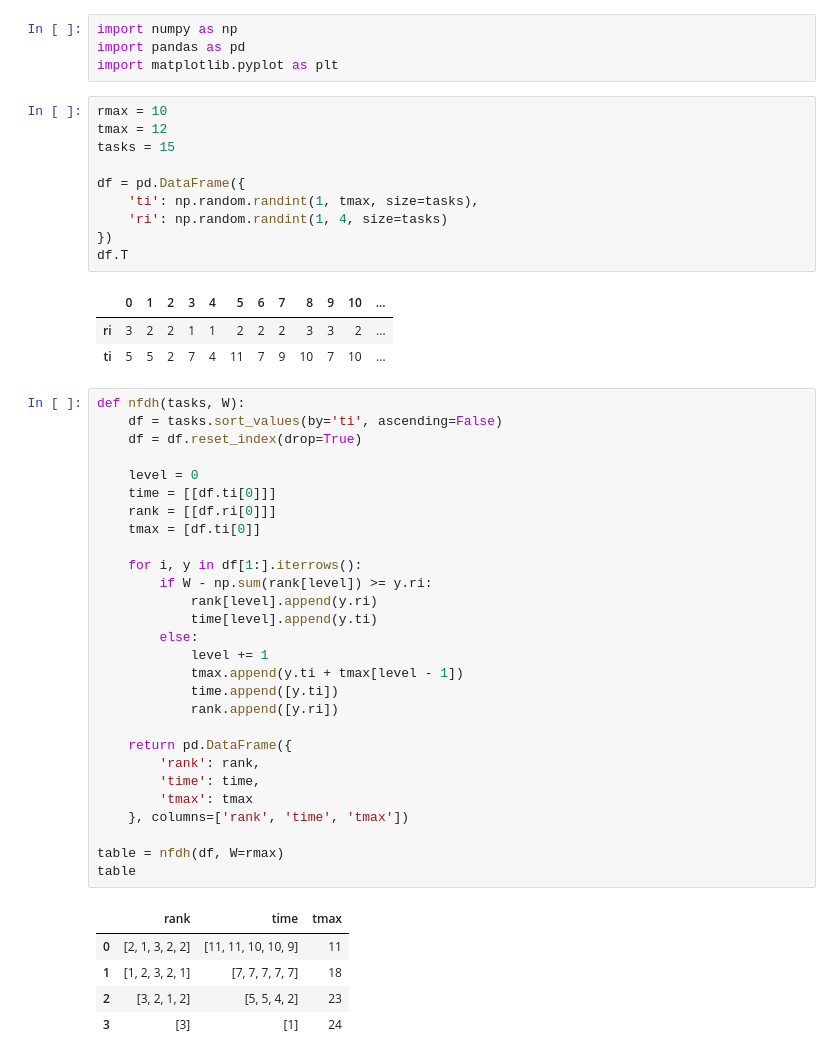
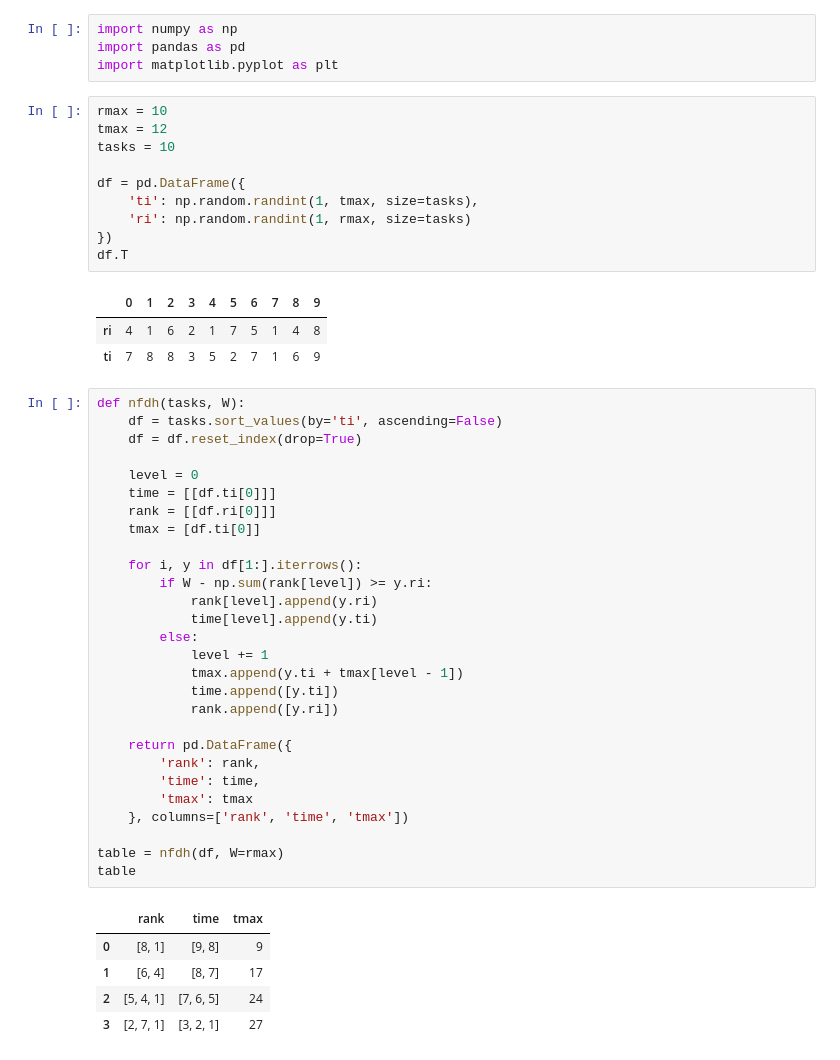
Before and after one commit to Theodore25/dcsft, a Jupyter notebook: lab4/2DSP.ipynb, the cells around one changed output. Saved outputs shown, nothing was run; the diff lists cells and outputs as text.

```diff
--- a/lab4/2DSP.ipynb
+++ b/lab4/2DSP.ipynb
@@ -7,17 +7,17 @@ import matplotlib.pyplot as plt
 # %%
 rmax = 10
 tmax = 12
-tasks = 15
+tasks = 10
 
 df = pd.DataFrame({
     'ti': np.random.randint(1, tmax, size=tasks),
-    'ri': np.random.randint(1, 4, size=tasks)
+    'ri': np.random.randint(1, rmax, size=tasks)
 })
 df.T
 # %% [output]
-|  | 0 | 1 | 2 | 3 | 4 | 5 | 6 | 7 | 8 | 9 | 10 | ... |
-| ri | 3 | 2 | 2 | 1 | 1 | 2 | 2 | 2 | 3 | 3 | 2 | ... |
-| ti | 5 | 5 | 2 | 7 | 4 | 11 | 7 | 9 | 10 | 7 | 10 | ... |
+|  | 0 | 1 | 2 | 3 | 4 | 5 | 6 | 7 | 8 | 9 |
+| ri | 4 | 1 | 6 | 2 | 1 | 7 | 5 | 1 | 4 | 8 |
+| ti | 7 | 8 | 8 | 3 | 5 | 2 | 7 | 1 | 6 | 9 |
 # %%
 def nfdh(tasks, W):
     df = tasks.sort_values(by='ti', ascending=False)
@@ -48,10 +48,10 @@ table = nfdh(df, W=rmax)
 table
 # %% [output]
 |  | rank | time | tmax |
-| 0 | [2, 1, 3, 2, 2] | [11, 11, 10, 10, 9] | 11 |
-| 1 | [1, 2, 3, 2, 1] | [7, 7, 7, 7, 7] | 18 |
-| 2 | [3, 2, 1, 2] | [5, 5, 4, 2] | 23 |
-| 3 | [3] | [1] | 24 |
+| 0 | [8, 1] | [9, 8] | 9 |
+| 1 | [6, 4] | [8, 7] | 17 |
+| 2 | [5, 4, 1] | [7, 6, 5] | 24 |
+| 3 | [2, 7, 1] | [3, 2, 1] | 27 |
 # %%
 def visualize(table, rmax, title):
     plt.rcParams.update({'font.size': 16})
```
Also changed, not shown: parts of 6 cells of this notebook, 2 other files.
